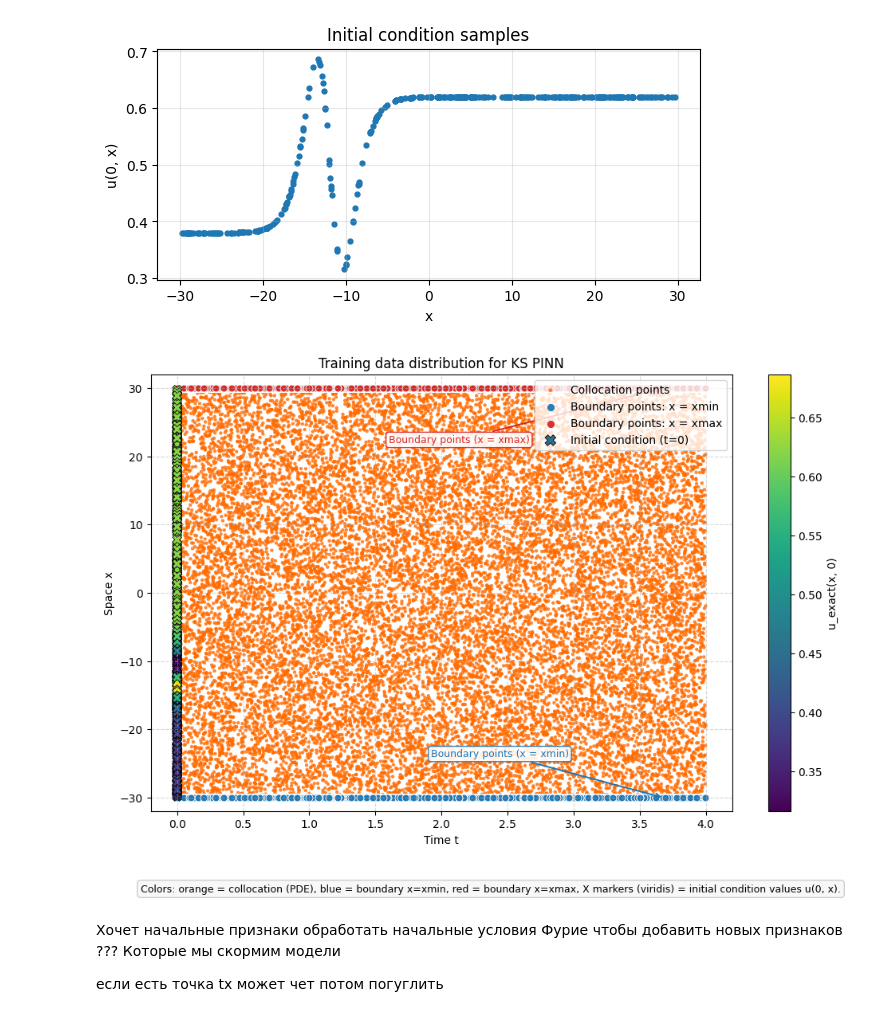
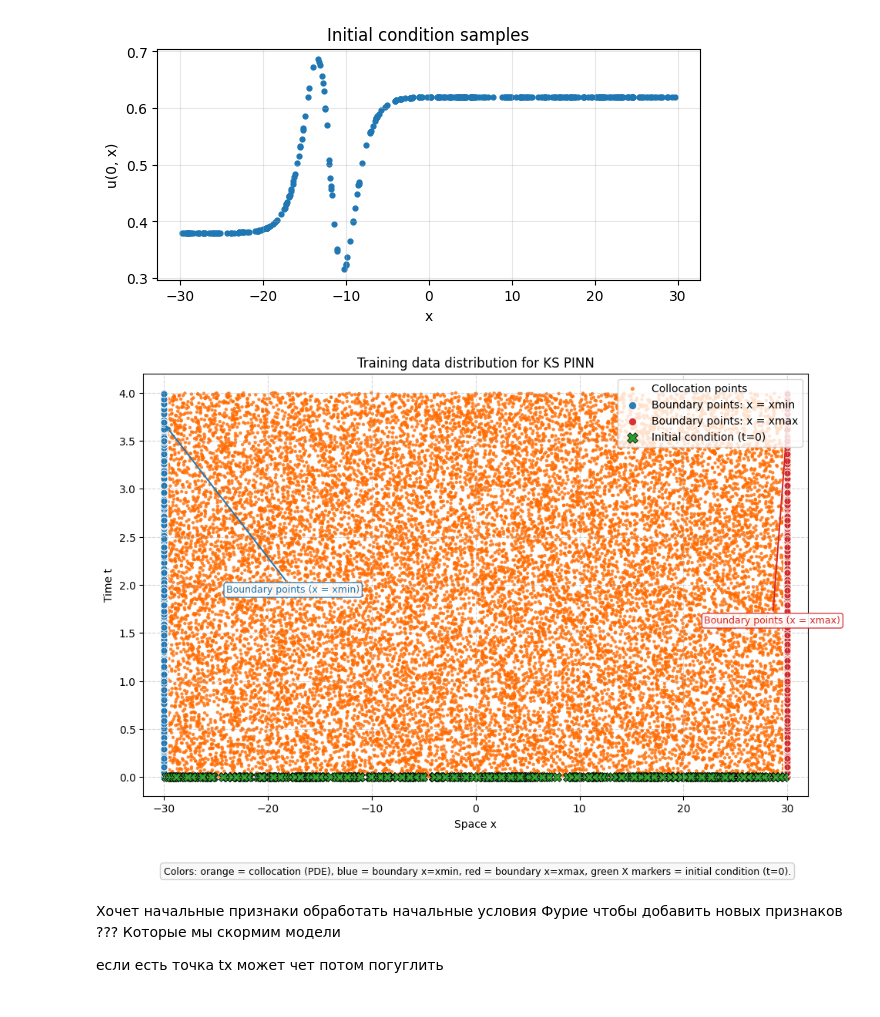
Before and after one commit to didgiffi-dvfu/6-semester, a Jupyter notebook: start copy.ipynb, the cells around one changed output. Drawn from its saved outputs; the diff is of its cells as text; code cells hidden in the pictures.

```diff
--- a/start copy.ipynb
+++ b/start copy.ipynb
@@ -195,8 +195,8 @@ plt.show()
 fig = plt.figure(figsize=(10, 7))
 
 plt.scatter(
+    x_r,
     t_r,
-    x_r,
     c="#ff6b00",
     marker="o",
     s=10,
@@ -206,8 +206,8 @@ plt.scatter(
 )
 
 plt.scatter(
+    x_lb,
     t_b,
-    x_lb,
     c="#1f77b4",
     marker="o",
     s=42,
@@ -218,8 +218,8 @@ plt.scatter(
 )
 
 plt.scatter(
+    x_ub,
     t_b,
-    x_ub,
     c="#d62728",
     marker="o",
     s=42,
@@ -229,66 +229,60 @@ plt.scatter(
     label="Boundary points: x = xmax",
 )
 
-sc = plt.scatter(
+plt.scatter(
+    x_0,
     t_0,
-    x_0,
-    c=u_0,
+    c="#2ca02c",
     marker="X",
     s=72,
-    cmap="viridis",
     edgecolors="black",
     linewidths=0.6,
-    vmin=float(tf.reduce_min(u_0)),
-    vmax=float(tf.reduce_max(u_0)),
     label="Initial condition (t=0)",
 )
 
 plt.annotate(
     "Boundary points (x = xmin)",
-    xy=(0.92 * tmax, xmin),
-    xytext=(0.48 * tmax, xmin + 6.0),
+    xy=(xmin, 0.92 * tmax),
+    xytext=(xmin + 6.0, 0.48 * tmax),
     color="#1f77b4",
     fontsize=9,
     bbox=dict(boxstyle="round,pad=0.25", fc="white", ec="#1f77b4", alpha=0.9),
     arrowprops=dict(arrowstyle="->", color="#1f77b4", lw=1.4),
 )
 
 plt.annotate(
     "Boundary points (x = xmax)",
-    xy=(0.92 * tmax, xmax),
-    xytext=(0.40 * tmax, xmax - 8.0),
+    xy=(xmax, 0.92 * tmax),
+    xytext=(xmax - 8.0, 0.40 * tmax),
     color="#d62728",
     fontsize=9,
     bbox=dict(boxstyle="round,pad=0.25", fc="white", ec="#d62728", alpha=0.9),
     arrowprops=dict(arrowstyle="->", color="#d62728", lw=1.4),
 )
 
-plt.xlabel("Time t")
-plt.ylabel("Space x")
-plt.xlim(tmin - 0.2, tmax + 0.2)
-plt.ylim(xmin - 2.0, xmax + 2.0)
+plt.xlabel("Space x")
+plt.ylabel("Time t")
+plt.xlim(xmin - 2.0, xmax + 2.0)
+plt.ylim(tmin - 0.2, tmax + 0.2)
 plt.legend(loc="upper right", markerscale=1.15)
 plt.title("Training data distribution for KS PINN")
-
-cbar = plt.colorbar(sc)
-cbar.set_label("u_exact(x, 0)")
 
 fig.text(
     0.5,
     0.015,
     "Colors: orange = collocation (PDE), blue = boundary x=xmin, red = boundary x=xmax, "
-    "X markers (viridis) = initial condition values u(0, x).",
+    "green X markers = initial condition (t=0).",
     ha="center",
     va="bottom",
     fontsize=9,
     bbox=dict(boxstyle="round,pad=0.35", facecolor="#f8f8f8", edgecolor="#cccccc", alpha=0.95),
 )
 
 plt.grid(True, linestyle="--", alpha=0.5)
 plt.tight_layout(rect=(0.0, 0.08, 1.0, 1.0))
 plt.show()
 # %% [output]
-[figure, old version]
+[figure, new version]
 # %%
 # Scalar weights for loss terms
 lambda_r = tf.constant(1.0, dtype=DTYPE)
```
Also changed, not shown: parts of 1 cell of this notebook, 15 other files.
